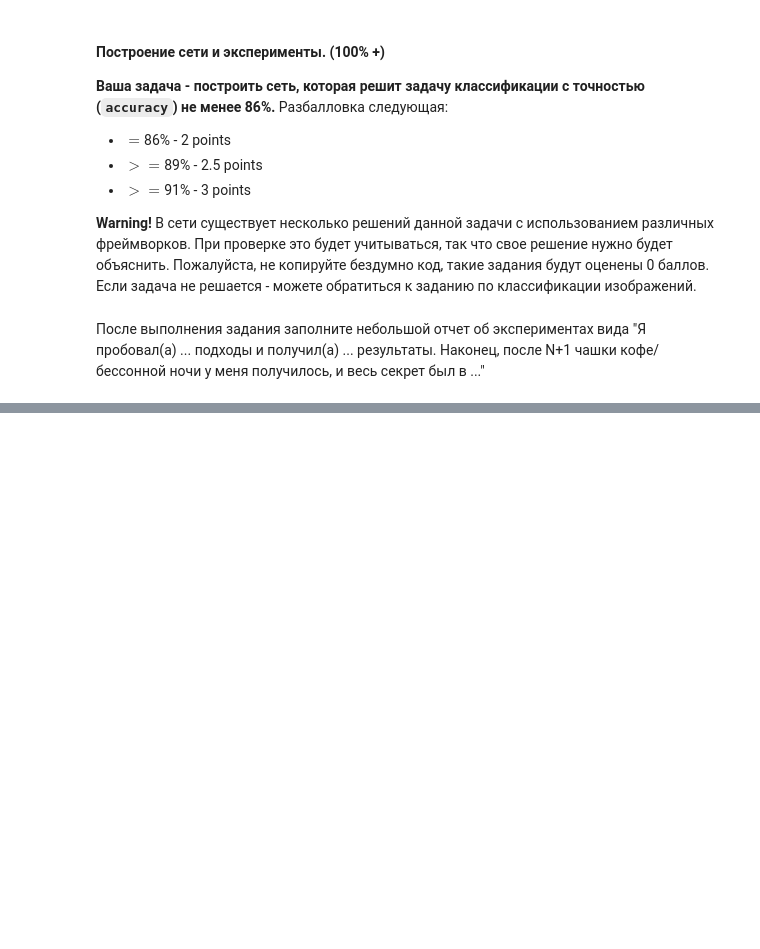
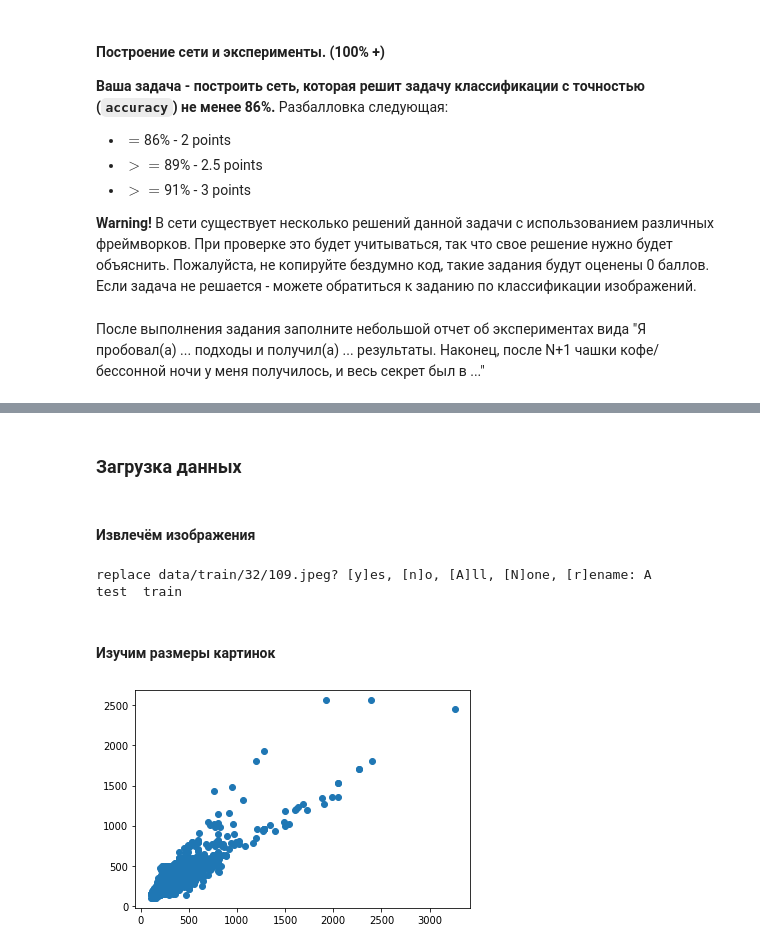
Before and after one commit to alex-kozinov/courses, a Jupyter notebook: mipt-ml-beginning/labs/03_dl/Lab3_DL_parts_4_and_5_optional.ipynb, the cells around one changed output, grey strips where cells are left out. Drawn from its saved outputs; the diff is of its cells as text; code cells hidden in the pictures; blank space fills up the shorter version.

```diff
--- a/mipt-ml-beginning/labs/03_dl/Lab3_DL_parts_4_and_5_optional.ipynb
+++ b/mipt-ml-beginning/labs/03_dl/Lab3_DL_parts_4_and_5_optional.ipynb
@@ -250,0 +248,35 @@ __Disclaimer__: Это опциональная часть задания. Зд
+# %% [markdown]
+### Загрузка данных
+# %% [markdown]
+#### Извлечём изображения
+# %%
+file_name = WORK_DIR + "data.zip"
+!unzip "$file_name" > /dev/null
+!ls data/
+data_path = 'data/'
+# %% [output]
+replace data/train/32/109.jpeg? [y]es, [n]o, [A]ll, [N]one, [r]ename: A
+test  train
+# %% [markdown]
+#### Изучим размеры картинок
+# %%
+train_dir = os.path.join(data_path, 'train')
+test_dir = os.path.join(data_path, 'test')
+widths = []
+heights = []
+
+for target_folder in os.listdir(train_dir):
+    target_dir = os.path.join(train_dir, target_folder)
+    for image_name in os.listdir(target_dir):
+        image_path = os.path.join(target_dir, image_name)
+        image = Image.open(image_path)
+        widths.append(image.width)
+        heights.append(image.height)
+widths = np.array(widths)
+heights = np.array(heights)
+# %%
+plt.figure()
+plt.scatter(widths, heights)
+plt.show()
+# %% [output]
+[figure, added]
```
Also changed, not shown: parts of 15 cells of this notebook.
